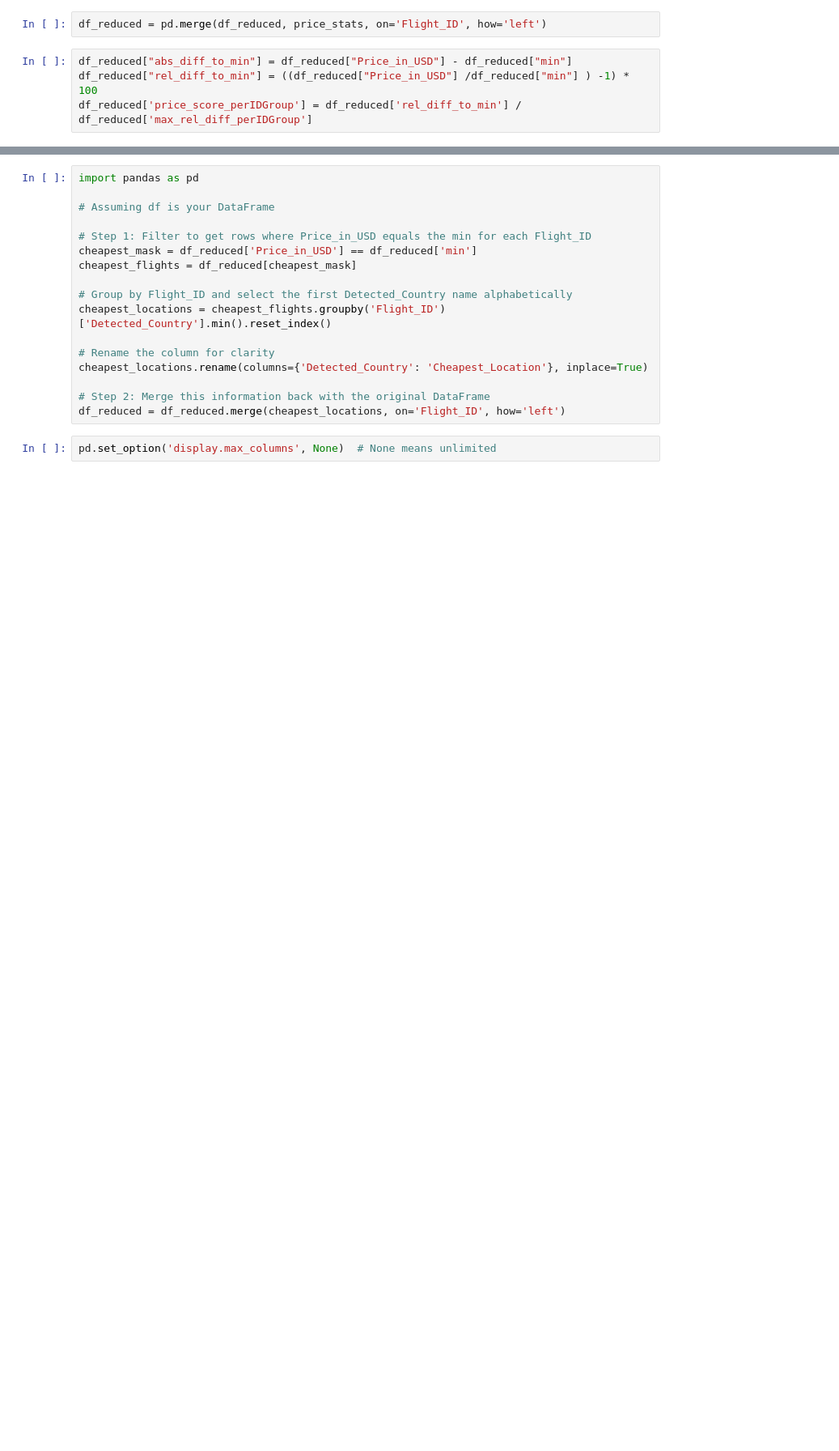
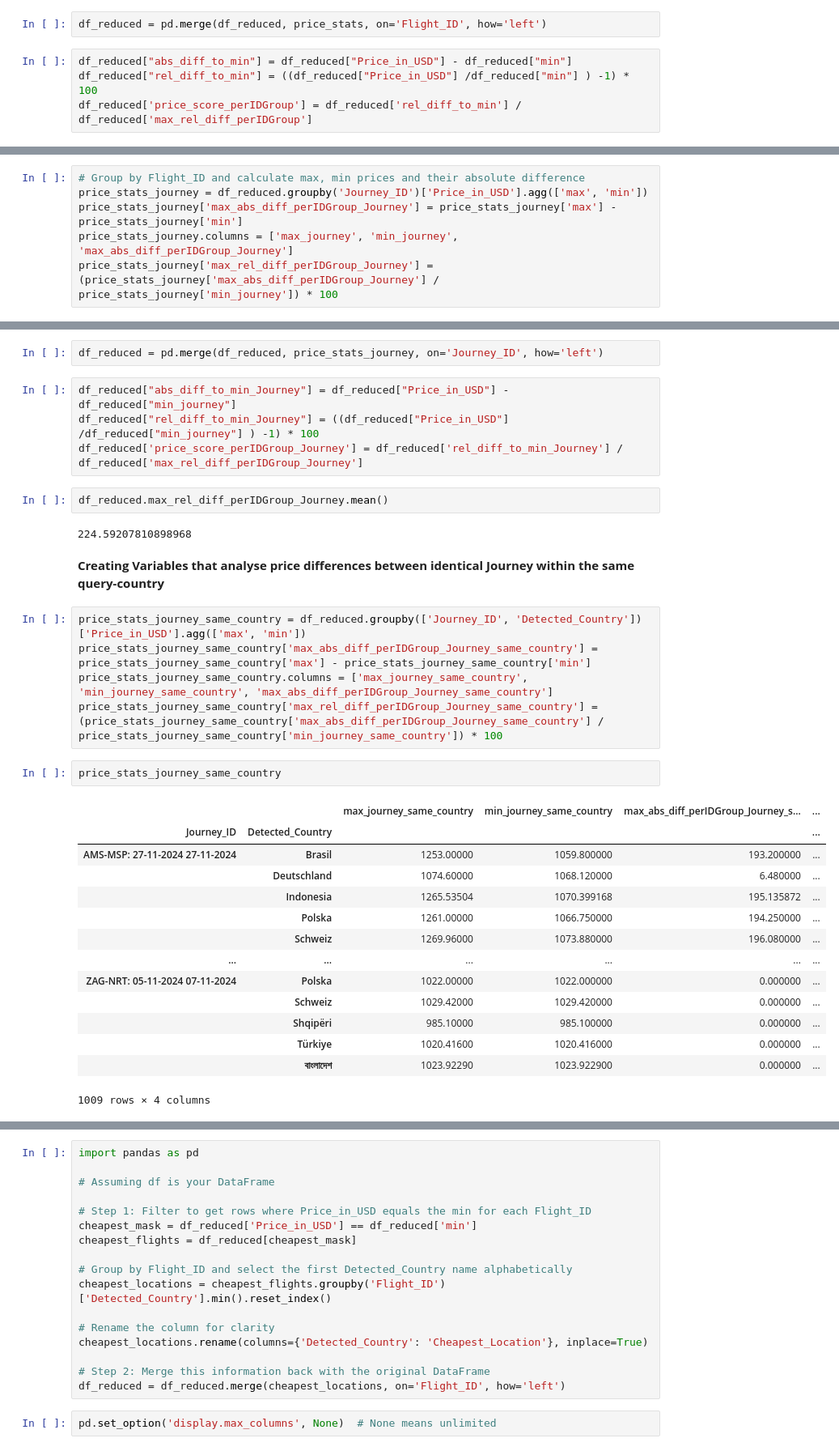
Before and after one commit to aghauss/SkySaver, a Jupyter notebook: experiments/data_deep_dive.ipynb, the cells around one changed output, grey strips where cells are left out. Shown at 81% size. Cells and saved outputs as stored; diff of their text form; blank space fills up the shorter version.

Commit message:
Added data analysis on journey level (prviously only flight level)

```diff
--- a/experiments/data_deep_dive.ipynb
+++ b/experiments/data_deep_dive.ipynb
@@ -202,0 +188,6 @@ df_reduced['price_score_perIDGroup'] = df_reduced['rel_diff_to_min'] / df_reduce
+# %%
+# Group by Flight_ID and calculate max, min prices and their absolute difference
+price_stats_journey = df_reduced.groupby('Journey_ID')['Price_in_USD'].agg(['max', 'min'])
+price_stats_journey['max_abs_diff_perIDGroup_Journey'] = price_stats_journey['max'] - price_stats_journey['min']
+price_stats_journey.columns = ['max_journey', 'min_journey', 'max_abs_diff_perIDGroup_Journey']
+price_stats_journey['max_rel_diff_perIDGroup_Journey'] = (price_stats_journey['max_abs_diff_perIDGroup_Journey'] / price_stats_journey['min_journey']) * 100
@@ -202,0 +211,34 @@ df_reduced['price_score_perIDGroup'] = df_reduced['rel_diff_to_min'] / df_reduce
+# %%
+df_reduced = pd.merge(df_reduced, price_stats_journey, on='Journey_ID', how='left')
+# %%
+df_reduced["abs_diff_to_min_Journey"] = df_reduced["Price_in_USD"] - df_reduced["min_journey"]
+df_reduced["rel_diff_to_min_Journey"] = ((df_reduced["Price_in_USD"] /df_reduced["min_journey"] ) -1) * 100
+df_reduced['price_score_perIDGroup_Journey'] = df_reduced['rel_diff_to_min_Journey'] / df_reduced['max_rel_diff_perIDGroup_Journey']
+# %%
+df_reduced.max_rel_diff_perIDGroup_Journey.mean()
+# %% [output]
+224.59207810898968
+# %% [markdown]
+**Creating Variables that analyse price differences between identical Journey within the same query-country**
+# %%
+price_stats_journey_same_country = df_reduced.groupby(['Journey_ID', 'Detected_Country'])['Price_in_USD'].agg(['max', 'min'])
+price_stats_journey_same_country['max_abs_diff_perIDGroup_Journey_same_country'] = price_stats_journey_same_country['max'] - price_stats_journey_same_country['min']
+price_stats_journey_same_country.columns = ['max_journey_same_country', 'min_journey_same_country', 'max_abs_diff_perIDGroup_Journey_same_country']
+price_stats_journey_same_country['max_rel_diff_perIDGroup_Journey_same_country'] = (price_stats_journey_same_country['max_abs_diff_perIDGroup_Journey_same_country'] / price_stats_journey_same_country['min_journey_same_country']) * 100
+# %%
+price_stats_journey_same_country
+# %% [output]
+|  |  | max_journey_same_country | min_journey_same_country | max_abs_diff_perIDGroup_Journey_s... | ... |
+| Journey_ID | Detected_Country |  |  |  | ... |
+| AMS-MSP: 27-11-2024 27-11-2024 | Brasil | 1253.00000 | 1059.800000 | 193.200000 | ... |
+|  | Deutschland | 1074.60000 | 1068.120000 | 6.480000 | ... |
+|  | Indonesia | 1265.53504 | 1070.399168 | 195.135872 | ... |
+|  | Polska | 1261.00000 | 1066.750000 | 194.250000 | ... |
+|  | Schweiz | 1269.96000 | 1073.880000 | 196.080000 | ... |
+| ... | ... | ... | ... | ... | ... |
+| ZAG-NRT: 05-11-2024 07-11-2024 | Polska | 1022.00000 | 1022.000000 | 0.000000 | ... |
+|  | Schweiz | 1029.42000 | 1029.420000 | 0.000000 | ... |
+|  | Shqipëri | 985.10000 | 985.100000 | 0.000000 | ... |
+|  | Türkiye | 1020.41600 | 1020.416000 | 0.000000 | ... |
+|  | বাংলাদেশ | 1023.92290 | 1023.922900 | 0.000000 | ... |
+1009 rows × 4 columns
```
Also changed, not shown: parts of 26 cells of this notebook.
